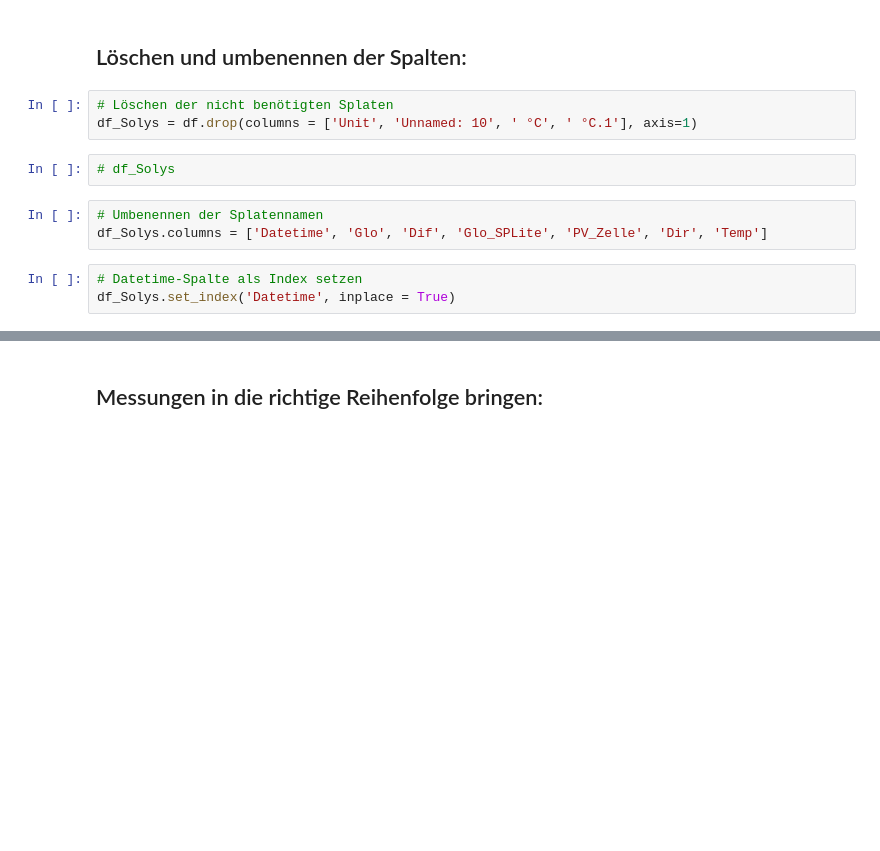
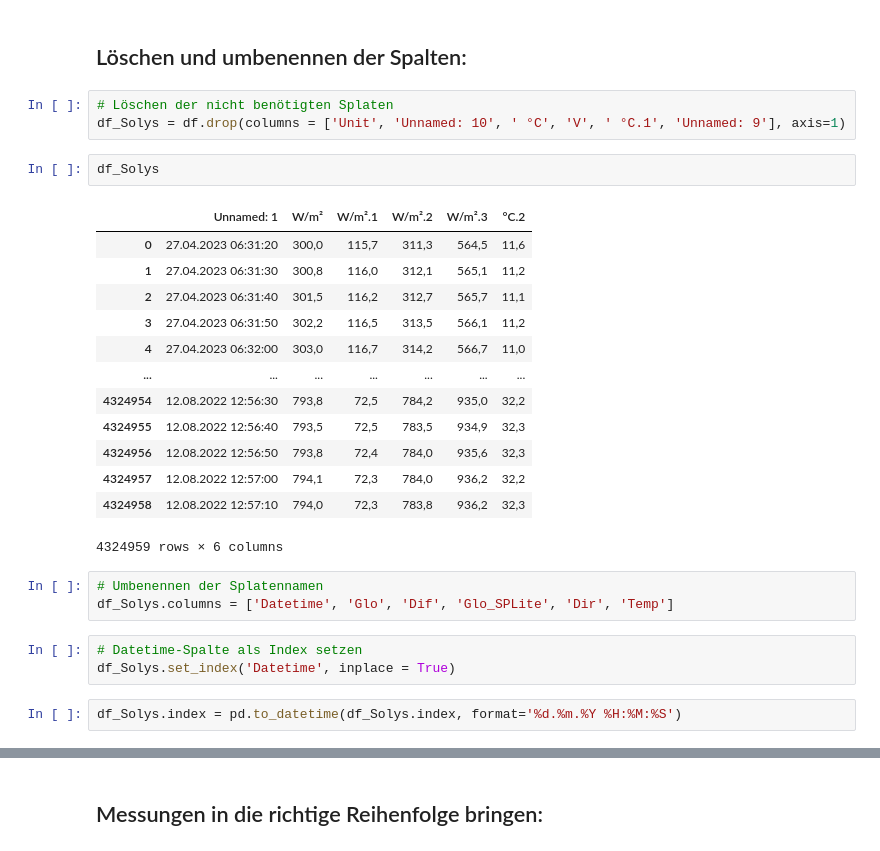
Before and after one commit to rjanow/Masterarbeit, a Jupyter notebook: SOLYS_to_CSV.ipynb, the cells around one changed output, grey strips where cells are left out. Saved outputs shown, nothing was run; the diff lists cells and outputs as text; blank space fills up the shorter version.

```diff
--- a/SOLYS_to_CSV.ipynb
+++ b/SOLYS_to_CSV.ipynb
@@ -40,12 +40,28 @@ df = load_data_from_drive_folder(folder_path)
 ## Löschen und umbenennen der Spalten:
 # %%
 # Löschen der nicht benötigten Splaten
-df_Solys = df.drop(columns = ['Unit', 'Unnamed: 10', ' °C', ' °C.1'], axis=1)
+df_Solys = df.drop(columns = ['Unit', 'Unnamed: 10', ' °C', 'V', ' °C.1', 'Unnamed: 9'], axis=1)
-# %%
-# df_Solys
+# %%
+df_Solys
+# %% [output]
+|  | Unnamed: 1 | W/m² | W/m².1 | W/m².2 | W/m².3 | °C.2 |
+| 0 | 27.04.2023 06:31:20 | 300,0 | 115,7 | 311,3 | 564,5 | 11,6 |
+| 1 | 27.04.2023 06:31:30 | 300,8 | 116,0 | 312,1 | 565,1 | 11,2 |
+| 2 | 27.04.2023 06:31:40 | 301,5 | 116,2 | 312,7 | 565,7 | 11,1 |
+| 3 | 27.04.2023 06:31:50 | 302,2 | 116,5 | 313,5 | 566,1 | 11,2 |
+| 4 | 27.04.2023 06:32:00 | 303,0 | 116,7 | 314,2 | 566,7 | 11,0 |
+| ... | ... | ... | ... | ... | ... | ... |
+| 4324954 | 12.08.2022 12:56:30 | 793,8 | 72,5 | 784,2 | 935,0 | 32,2 |
+| 4324955 | 12.08.2022 12:56:40 | 793,5 | 72,5 | 783,5 | 934,9 | 32,3 |
+| 4324956 | 12.08.2022 12:56:50 | 793,8 | 72,4 | 784,0 | 935,6 | 32,3 |
+| 4324957 | 12.08.2022 12:57:00 | 794,1 | 72,3 | 784,0 | 936,2 | 32,2 |
+| 4324958 | 12.08.2022 12:57:10 | 794,0 | 72,3 | 783,8 | 936,2 | 32,3 |
+4324959 rows × 6 columns
 # %%
 # Umbenennen der Splatennamen
-df_Solys.columns = ['Datetime', 'Glo', 'Dif', 'Glo_SPLite', 'PV_Zelle', 'Dir', 'Temp']
+df_Solys.columns = ['Datetime', 'Glo', 'Dif', 'Glo_SPLite', 'Dir', 'Temp']
 # %%
 # Datetime-Spalte als Index setzen
 df_Solys.set_index('Datetime', inplace = True)
+# %%
+df_Solys.index = pd.to_datetime(df_Solys.index, format='%d.%m.%Y %H:%M:%S')
```
Also changed, not shown: parts of 15 cells of this notebook.
